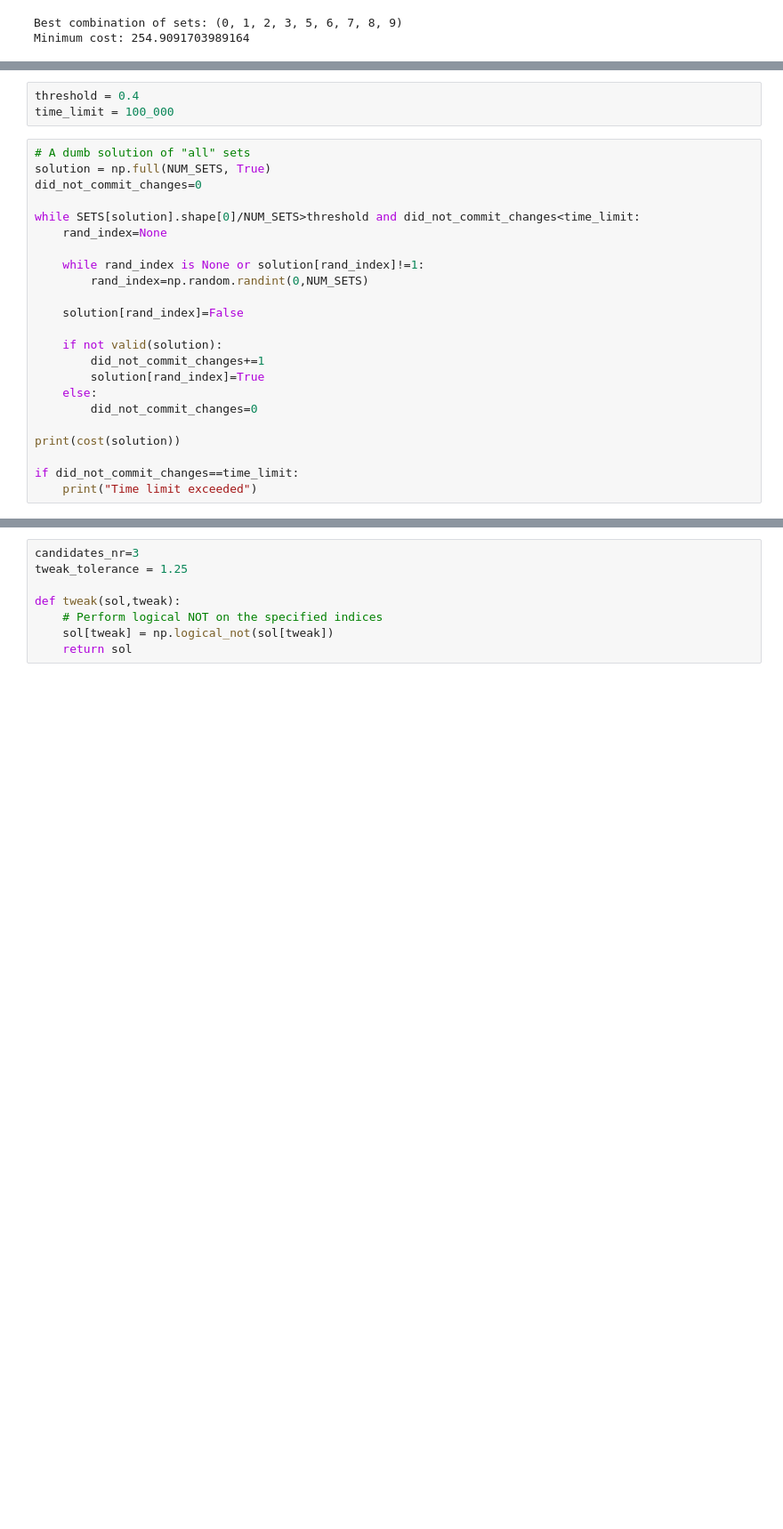
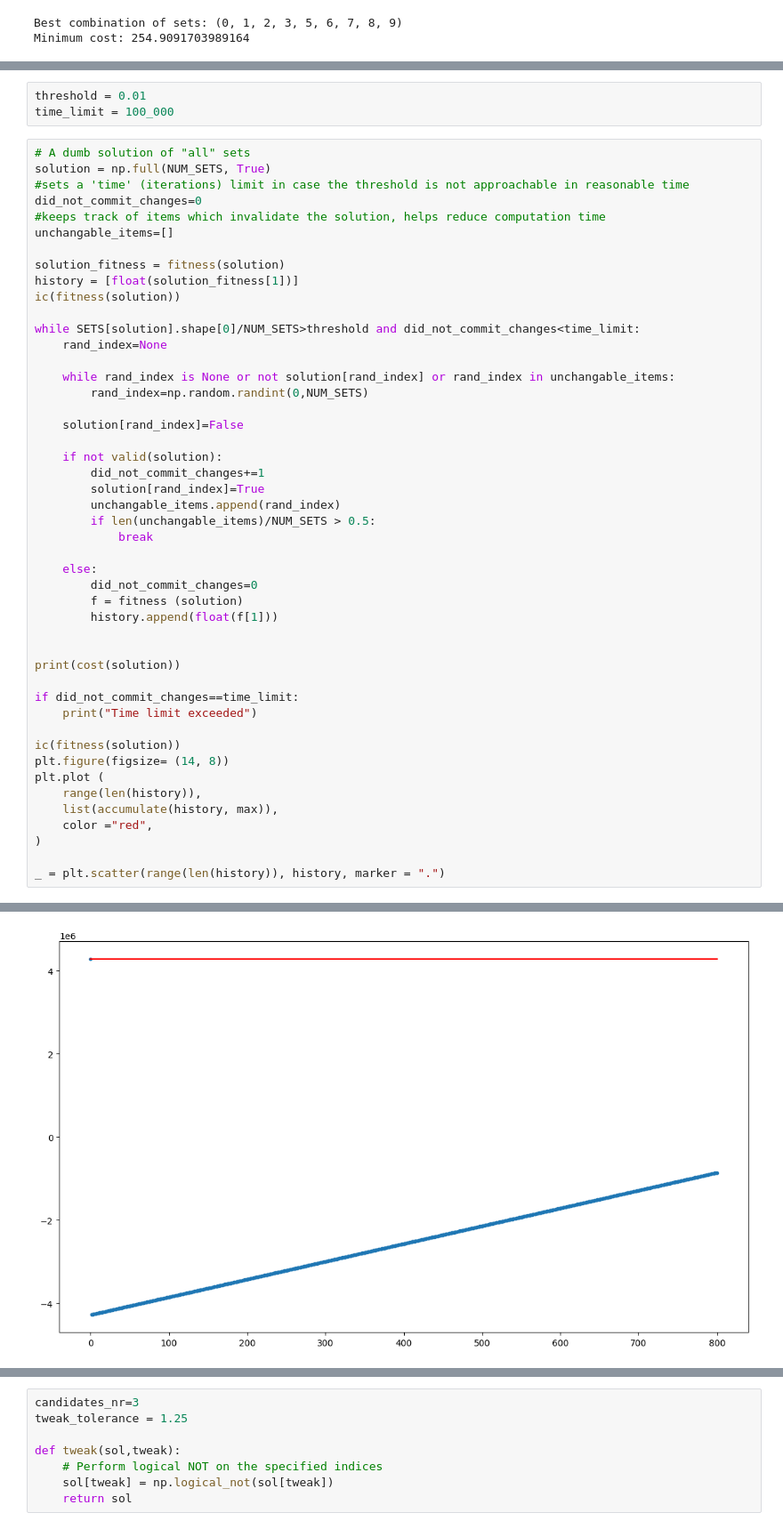
Before and after one commit to EmVot/CI2024_lab1, a Jupyter notebook: lab1.ipynb, the cells around one changed output, grey strips where cells are left out. Shown at 89% size. Cells and saved outputs as stored; diff of their text form; blank space fills up the shorter version.

```diff
--- a/lab1.ipynb
+++ b/lab1.ipynb
@@ -205,15 +232,22 @@ Approach 2: Starting with the obvious solution to consider all the sets, exclude
 # %%
-threshold = 0.4
+threshold = 0.01
 time_limit = 100_000
 # %%
 # A dumb solution of "all" sets
 solution = np.full(NUM_SETS, True)
+#sets a 'time' (iterations) limit in case the threshold is not approachable in reasonable time
 did_not_commit_changes=0
+#keeps track of items which invalidate the solution, helps reduce computation time
+unchangable_items=[]
+
+solution_fitness = fitness(solution)
+history = [float(solution_fitness[1])]
+ic(fitness(solution))
 
 while SETS[solution].shape[0]/NUM_SETS>threshold and did_not_commit_changes<time_limit:
     rand_index=None
 
-    while rand_index is None or solution[rand_index]!=1:
+    while rand_index is None or not solution[rand_index] or rand_index in unchangable_items:
         rand_index=np.random.randint(0,NUM_SETS)
 
     solution[rand_index]=False
@@ -221,11 +255,28 @@ while SETS[solution].shape[0]/NUM_SETS>threshold and did_not_commit_changes<time
     if not valid(solution):
         did_not_commit_changes+=1
         solution[rand_index]=True
+        unchangable_items.append(rand_index)
+        if len(unchangable_items)/NUM_SETS > 0.5:
+            break
+
     else:
         did_not_commit_changes=0
+        f = fitness (solution)
+        history.append(float(f[1]))
+
 
 print(cost(solution))
 
 if did_not_commit_changes==time_limit:
     print("Time limit exceeded")
+
+ic(fitness(solution))
+plt.figure(figsize= (14, 8))
+plt.plot (
+    range(len(history)),
+    list(accumulate(history, max)),
+    color ="red",
+)
+
+_ = plt.scatter(range(len(history)), history, marker = ".")
 # %% [output]
@@ -233,0 +286 @@ Time limit exceeded
+[figure, added]
```
Also changed, not shown: parts of 15 cells of this notebook.
